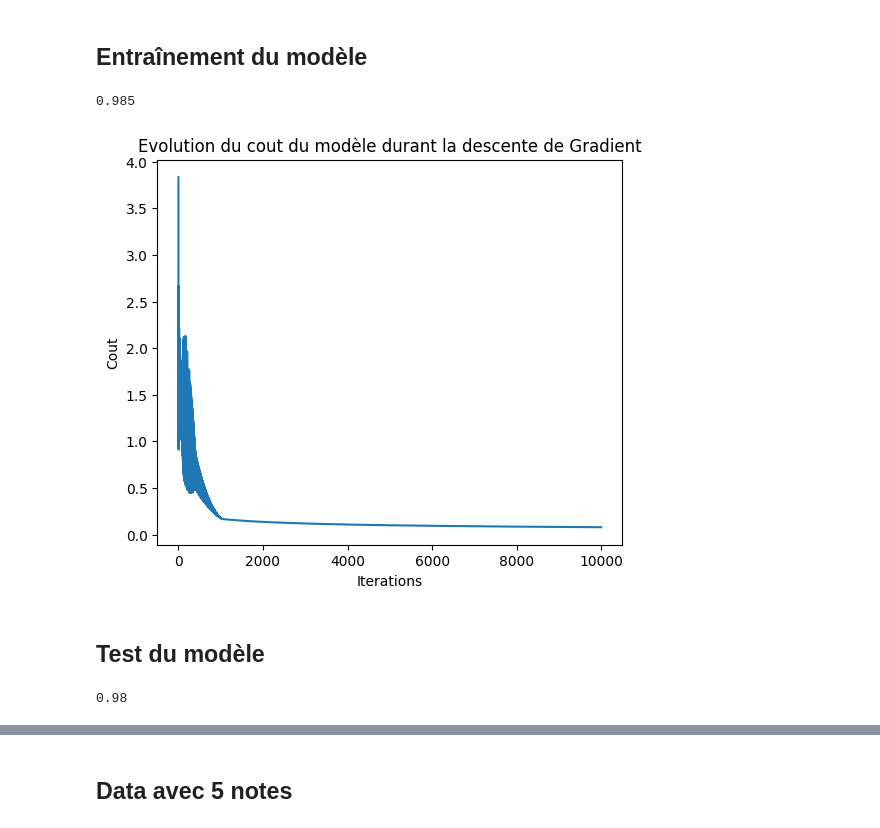
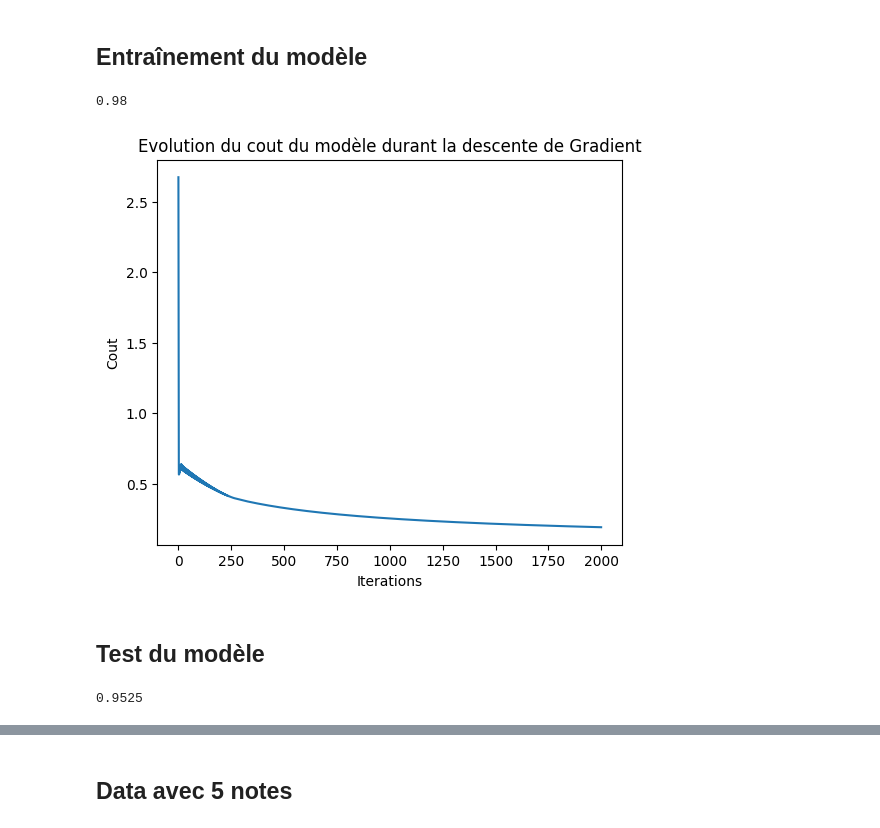
Before and after one commit to DurandAntonin/ProgrammationAvanceeFI3, a Jupyter notebook: src/TP/Exo-PredictionAdmissionsEleves.ipynb, the cells around one changed output, grey strips where cells are left out. Saved outputs shown, nothing was run; the diff lists cells and outputs as text; code cells hidden in the pictures.

```diff
--- a/src/TP/Exo-PredictionAdmissionsEleves.ipynb
+++ b/src/TP/Exo-PredictionAdmissionsEleves.ipynb
@@ -19,7 +21,7 @@ import pandas as pd
 n_features = 2
 n_echantillons = 1000
 seed = 42
-coeffMatieres = np.array([1,2])
+coeffMatieres = np.array([1, 2])
 
 rng = np.random.default_rng(seed)
 X = np.ones(shape=(n_echantillons, n_features))
@@ -33,7 +35,7 @@ for i in range(n_echantillons):
 
     testEleveAdmi = X[i,:].dot(coeffMatieres) / np.sum(coeffMatieres)
     #print(X[i,:], testEleveAdmi)
-    y[i] = testEleveAdmi >= 10
+    y[i] = testEleveAdmi > 10
 
 print(X)
 print(y)
@@ -163,30 +165,30 @@ class ReseauNeuronesArtificiel():
 # %% [markdown]
 ## Entraînement du modèle
 # %%
-#on reshape la mtatrice y
+#on reshape la matrice y
 y_train = y_train.reshape(y_train.shape[0], 1)
 #print(y.shape)
 
 #on crée un objet réseaux neurones, et on passe le training set précédent pour l'entrainer et pour obtenir les bon paramètres w et b
 rn = ReseauNeuronesArtificiel()
-y_train_pred = rn.fit(X_train, y_train, n_iter=10000)
+y_train_pred = rn.fit(X_train, y_train, learning_rate=0.05, n_iter=2000)
 
 #on affiche les performances de notre modèle
 print(accuracy_score(y_train, y_train_pred))
 
 #on représente graphiquement l'évolution du cout du modele
 plt.figure(figsize=(6,5))
 
 plt.plot(rn.cout)
 
 plt.title("Evolution du cout du modèle durant la descente de Gradient")
 plt.xlabel("Iterations")
 plt.ylabel("Cout")
 
 plt.show()
 # %% [output]
-0.985
+0.98
-[figure, old version]
+[figure, new version]
 # %% [markdown]
 ## Test du modèle
 # %%
@@ -196,4 +198,4 @@ y_test_pred = rn.predict(X_test)
 #on affiche les performances de notre modèle
 print(accuracy_score(y_test, y_test_pred))
 # %% [output]
-0.98
+0.9525
```
Also changed, not shown: parts of 24 cells of this notebook, 1 other file.
